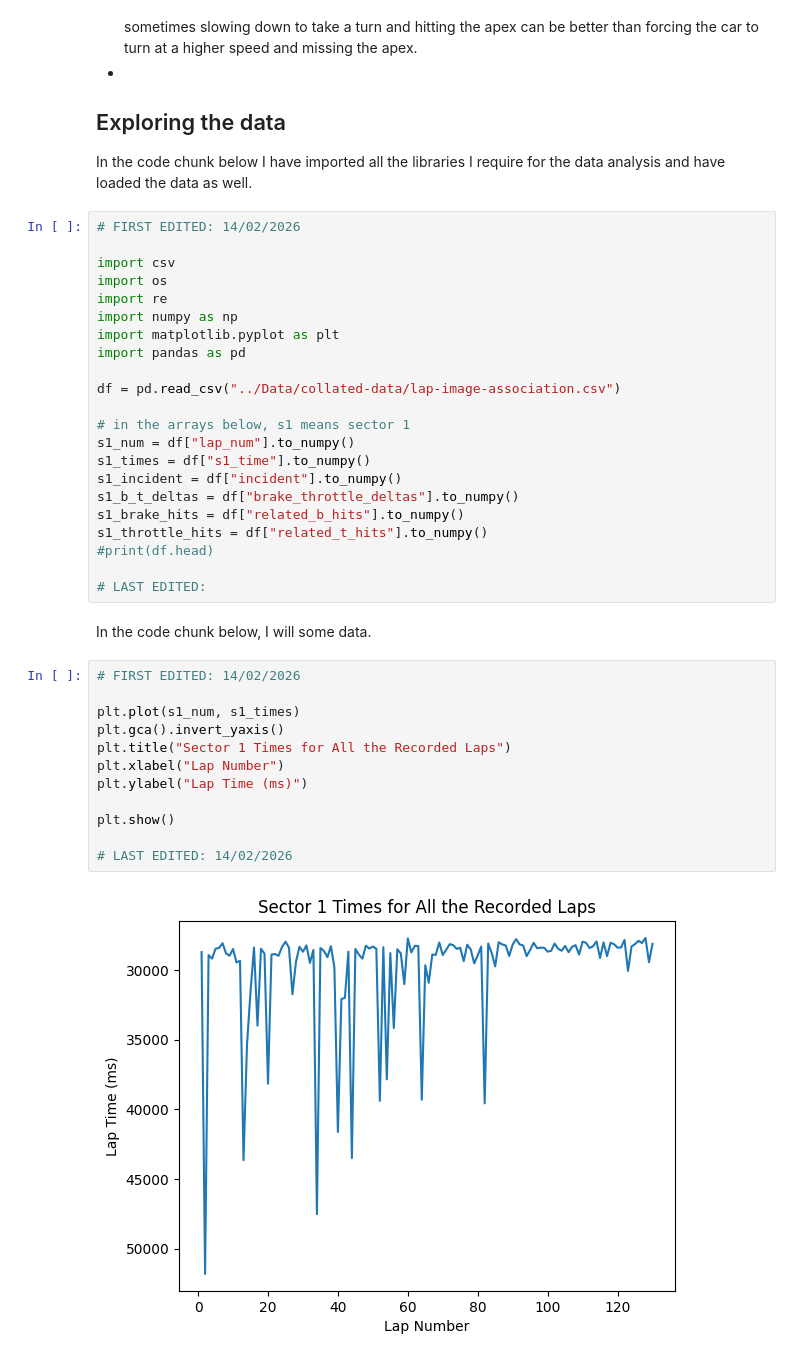
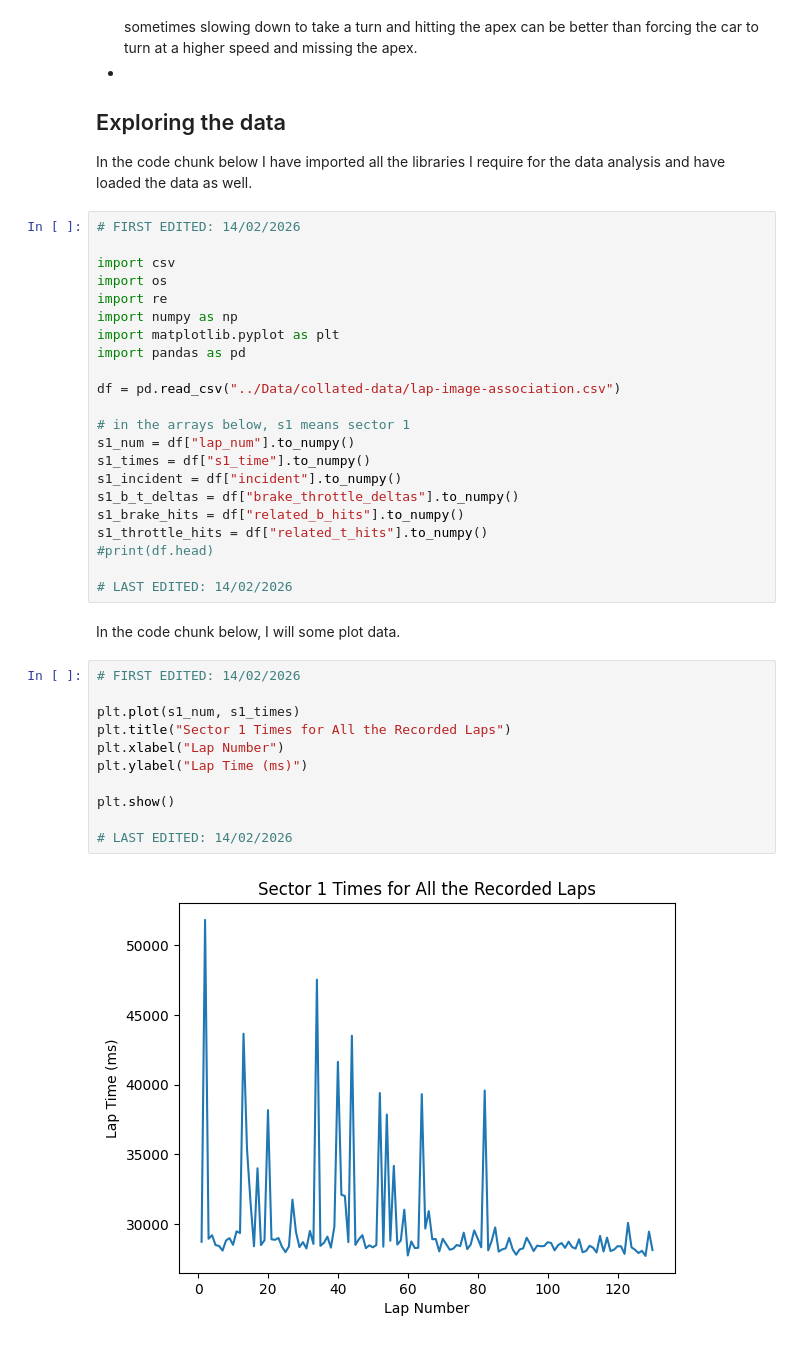
Before and after one commit to Prachet06/F1-Optimized-Cornering-Project, a Jupyter notebook: Code/Data Analysis Notebook.ipynb, the cells around one changed output. Cells and saved outputs as stored; diff of their text form.

Commit message:
Did some more data analysis.

```diff
--- a/Code/Data Analysis Notebook.ipynb
+++ b/Code/Data Analysis Notebook.ipynb
@@ -32,20 +32,19 @@ s1_brake_hits = df["related_b_hits"].to_numpy()
 s1_throttle_hits = df["related_t_hits"].to_numpy()
 #print(df.head)
 
-# LAST EDITED:
+# LAST EDITED: 14/02/2026
 # %% [markdown]
-In the code chunk below, I will some data.
+In the code chunk below, I will some plot data.
 # %%
 # FIRST EDITED: 14/02/2026
 
 plt.plot(s1_num, s1_times)
-plt.gca().invert_yaxis()
 plt.title("Sector 1 Times for All the Recorded Laps")
 plt.xlabel("Lap Number")
 plt.ylabel("Lap Time (ms)")
 
 plt.show()
 
 # LAST EDITED: 14/02/2026
 # %% [output]
-[figure, old version]
+[figure, new version]
```
Also changed, not shown: parts of 6 cells of this notebook.
